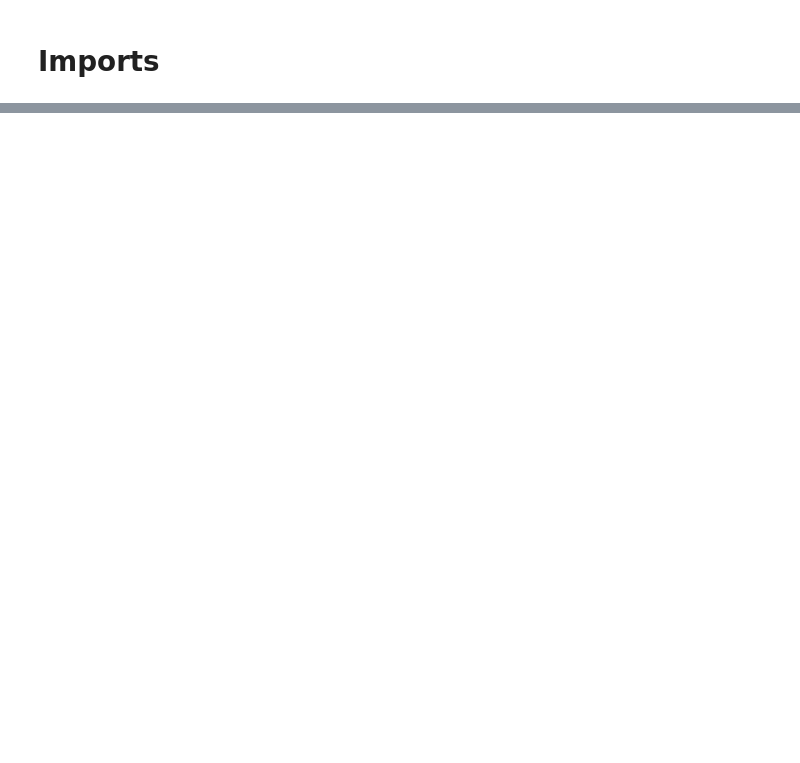
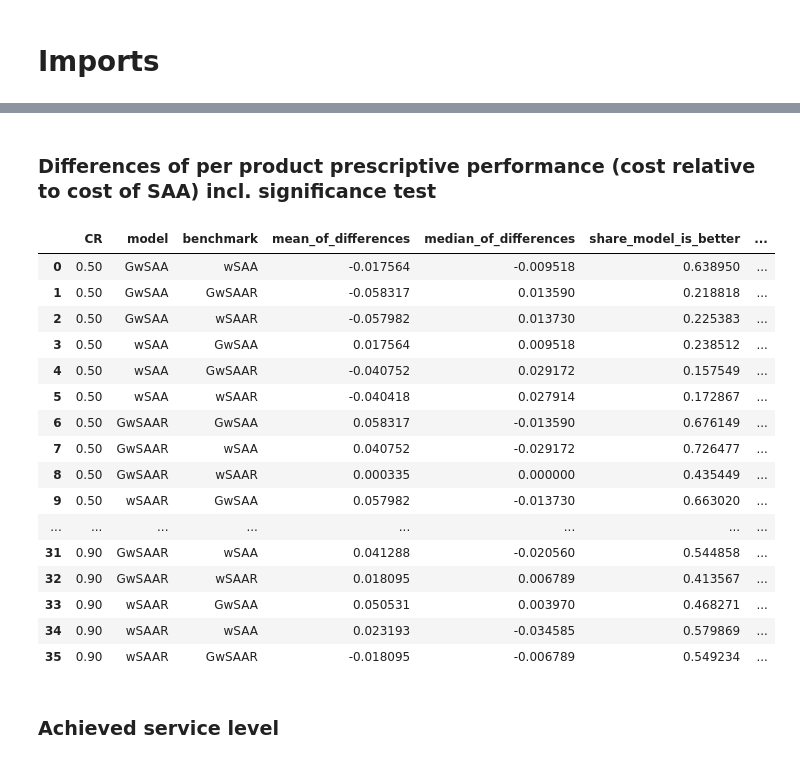
Before and after one commit to FelixGSchmidt/DataDrivenDynamicInventoryControl, a Jupyter notebook: Code/_Evaluation.ipynb, the cells around one changed output, grey strips where cells are left out. Saved outputs shown, nothing was run; the diff lists cells and outputs as text; code cells hidden in the pictures; blank space fills up the shorter version.

Commit message:
updates to experiment and evaluation notebooks

```diff
--- a/Code/_Evaluation.ipynb
+++ b/Code/_Evaluation.ipynb
@@ -724,0 +69,3 @@ results_evaluation.to_csv(file_name, sep=',', index=False)
+# %%
+# Load results
+Results_summary = pd.read_csv(path_results+'/OutOfSample/Results_summary_best.csv')
@@ -724,0 +80,10 @@ results_evaluation.to_csv(file_name, sep=',', index=False)
+# %%
+# Prescriptive performance per product and in total (by CR and model)
+evaluation = Evaluation(**experiment_setup)
+pq, pq_bygroup = evaluation.prescriptive_performance(Results_summary.cost, Results_summary.cost_SAA,
+                                                     ids_groups=Results_summary[['CR', 'model']],
+                                                     groupby=['CR', 'model'])
+# %%
+# Store
+Results_summary['pq'] = copy.deepcopy(pq)
+Results_summary_total = copy.deepcopy(pq_bygroup)
@@ -724,0 +130,27 @@ results_evaluation.to_csv(file_name, sep=',', index=False)
+# %% [markdown]
+### Differences of per product prescriptive performance (cost relative to cost of SAA) incl. significance test
+# %%
+evaluation = Evaluation(**experiment_setup)
+Results_differences = evaluation.differences(Results_summary, test='paired')
+# %%
+Results_differences
+# %% [output]
+|  | CR | model | benchmark | mean_of_differences | median_of_differences | share_model_is_better | ... |
+| 0 | 0.50 | GwSAA | wSAA | -0.017564 | -0.009518 | 0.638950 | ... |
+| 1 | 0.50 | GwSAA | GwSAAR | -0.058317 | 0.013590 | 0.218818 | ... |
+| 2 | 0.50 | GwSAA | wSAAR | -0.057982 | 0.013730 | 0.225383 | ... |
+| 3 | 0.50 | wSAA | GwSAA | 0.017564 | 0.009518 | 0.238512 | ... |
+| 4 | 0.50 | wSAA | GwSAAR | -0.040752 | 0.029172 | 0.157549 | ... |
+| 5 | 0.50 | wSAA | wSAAR | -0.040418 | 0.027914 | 0.172867 | ... |
+| 6 | 0.50 | GwSAAR | GwSAA | 0.058317 | -0.013590 | 0.676149 | ... |
+| 7 | 0.50 | GwSAAR | wSAA | 0.040752 | -0.029172 | 0.726477 | ... |
+| 8 | 0.50 | GwSAAR | wSAAR | 0.000335 | 0.000000 | 0.435449 | ... |
+| 9 | 0.50 | wSAAR | GwSAA | 0.057982 | -0.013730 | 0.663020 | ... |
+| ... | ... | ... | ... | ... | ... | ... | ... |
+| 31 | 0.90 | GwSAAR | wSAA | 0.041288 | -0.020560 | 0.544858 | ... |
+| 32 | 0.90 | GwSAAR | wSAAR | 0.018095 | 0.006789 | 0.413567 | ... |
+| 33 | 0.90 | wSAAR | GwSAA | 0.050531 | 0.003970 | 0.468271 | ... |
+| 34 | 0.90 | wSAAR | wSAA | 0.023193 | -0.034585 | 0.579869 | ... |
+| 35 | 0.90 | wSAAR | GwSAAR | -0.018095 | -0.006789 | 0.549234 | ... |
+# %% [markdown]
+### Achieved service level
```
Also changed, not shown: parts of 159 cells of this notebook, 17 other files.
